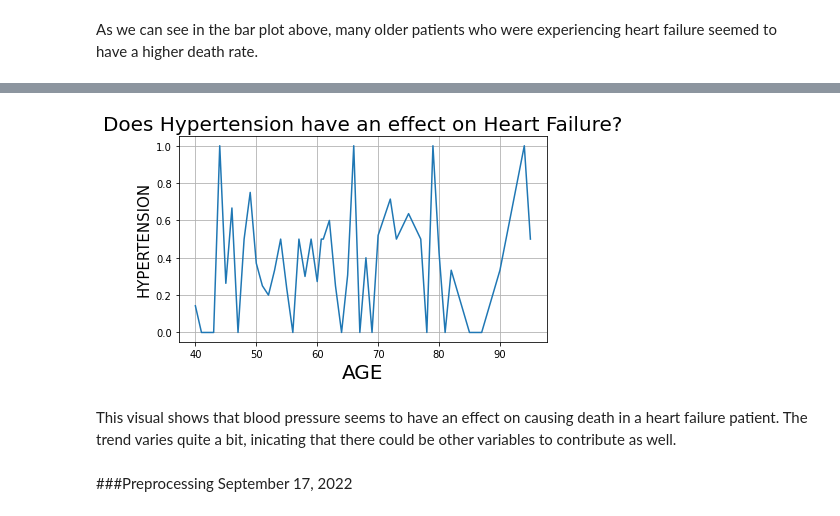
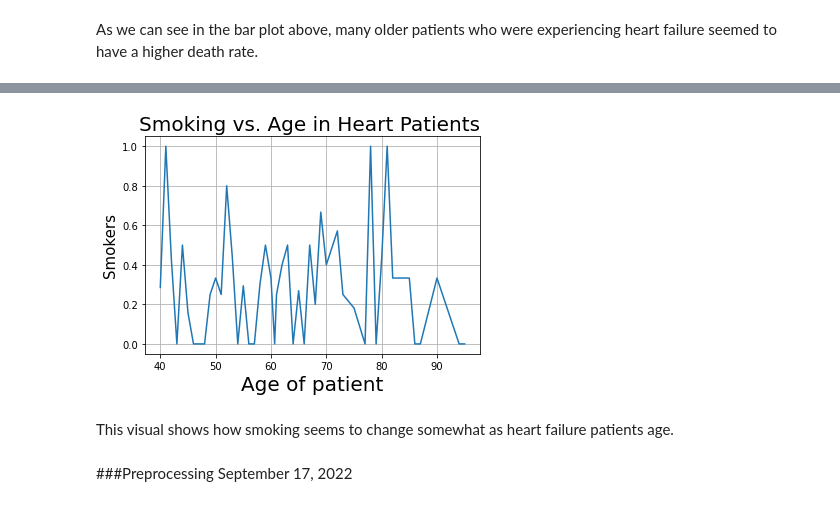
Before and after one commit to SarahJane86/Project2, a Jupyter notebook: Project_2_HeartFailure(Core).ipynb, the cells around one changed output, grey strips where cells are left out. Cells and saved outputs as stored; diff of their text form; code cells hidden in the pictures.

```diff
--- a/Project_2_HeartFailure(Core).ipynb
+++ b/Project_2_HeartFailure(Core).ipynb
@@ -412,23 +400,22 @@ heartfailgrp
 # %%
-#group the data by year
+#group the data by Death Event
 heartfail_grp = heartfail.groupby('age').mean().reset_index()
 
 #Create figure
 fig, axes = plt.subplots(nrows = 1, ncols = 1)
 
-axes.plot(heartfail_grp['age'], heartfail_grp['high_blood_pressure'])
-axes.set_title('Does Hypertension have an effect on Heart Failure?', fontsize=20)
-axes.set_ylabel('HYPERTENSION', fontsize=15)
-axes.set_xlabel("AGE", fontsize=20)
-axes.ticklabel_format(style = 'plain')
+axes.plot(heartfail_grp['age'], heartfail_grp['smoking'])
+axes.set_title('Smoking vs. Age in Heart Patients ', fontsize=20)
+axes.set_ylabel('Smokers', fontsize=15)
+axes.set_xlabel("Age of patient", fontsize=20)
+axes.ticklabel_format(style = 'scientific')
 axes.grid()
 
-plt.tight_layout()
 plt.show()
 # %% [output]
-[figure, old version]
+[figure, new version]
-# %% [markdown]
-This visual shows that blood pressure seems to have an effect on causing death in a heart failure patient. The trend varies quite a bit, inicating that there could be other variables to contribute as well.
+# %% [markdown]
+This visual shows how smoking seems to change somewhat as heart failure patients age.
 # %% [markdown]
 ###Preprocessing
 September 17, 2022
```
Also changed, not shown: parts of 63 cells of this notebook.
